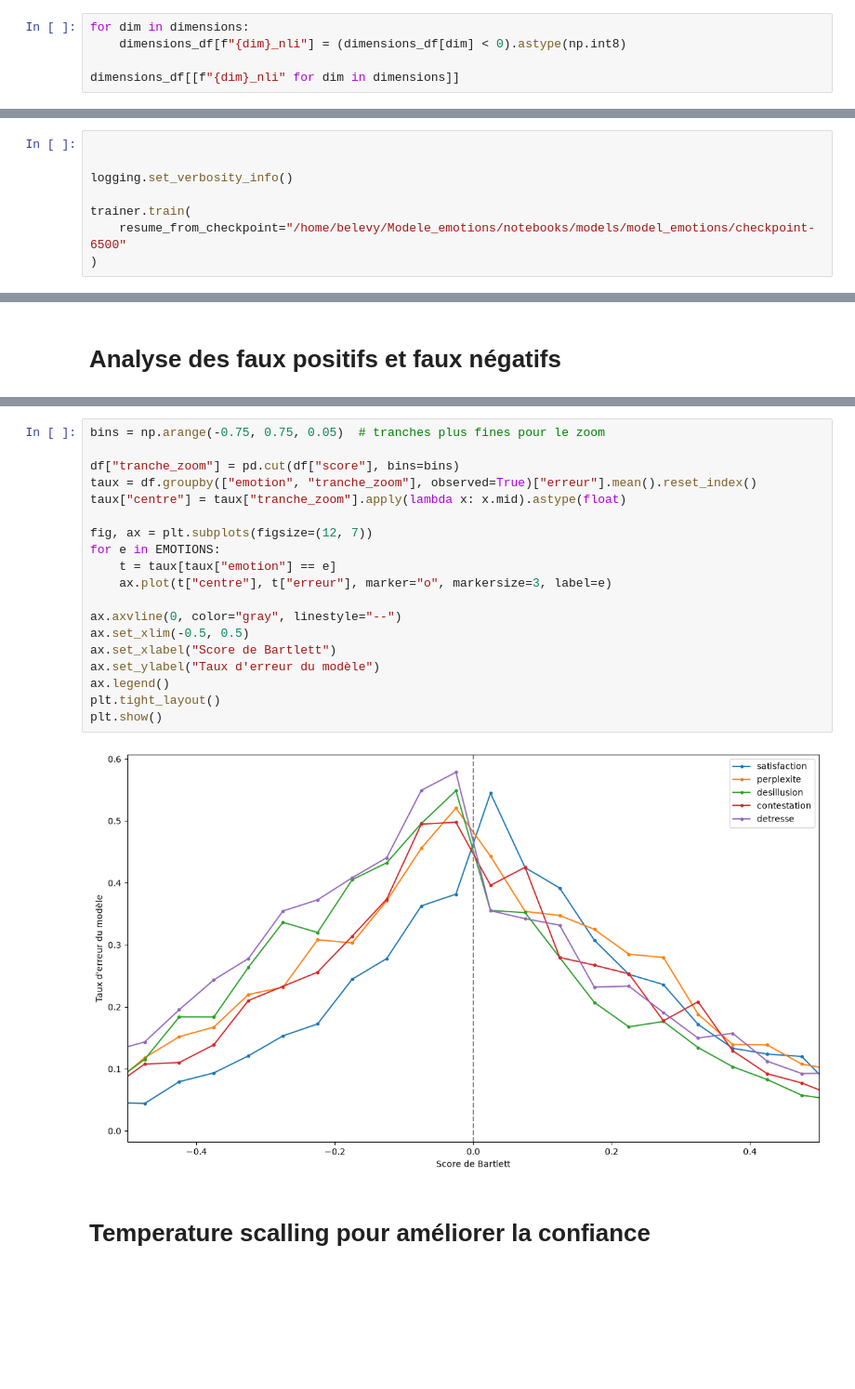
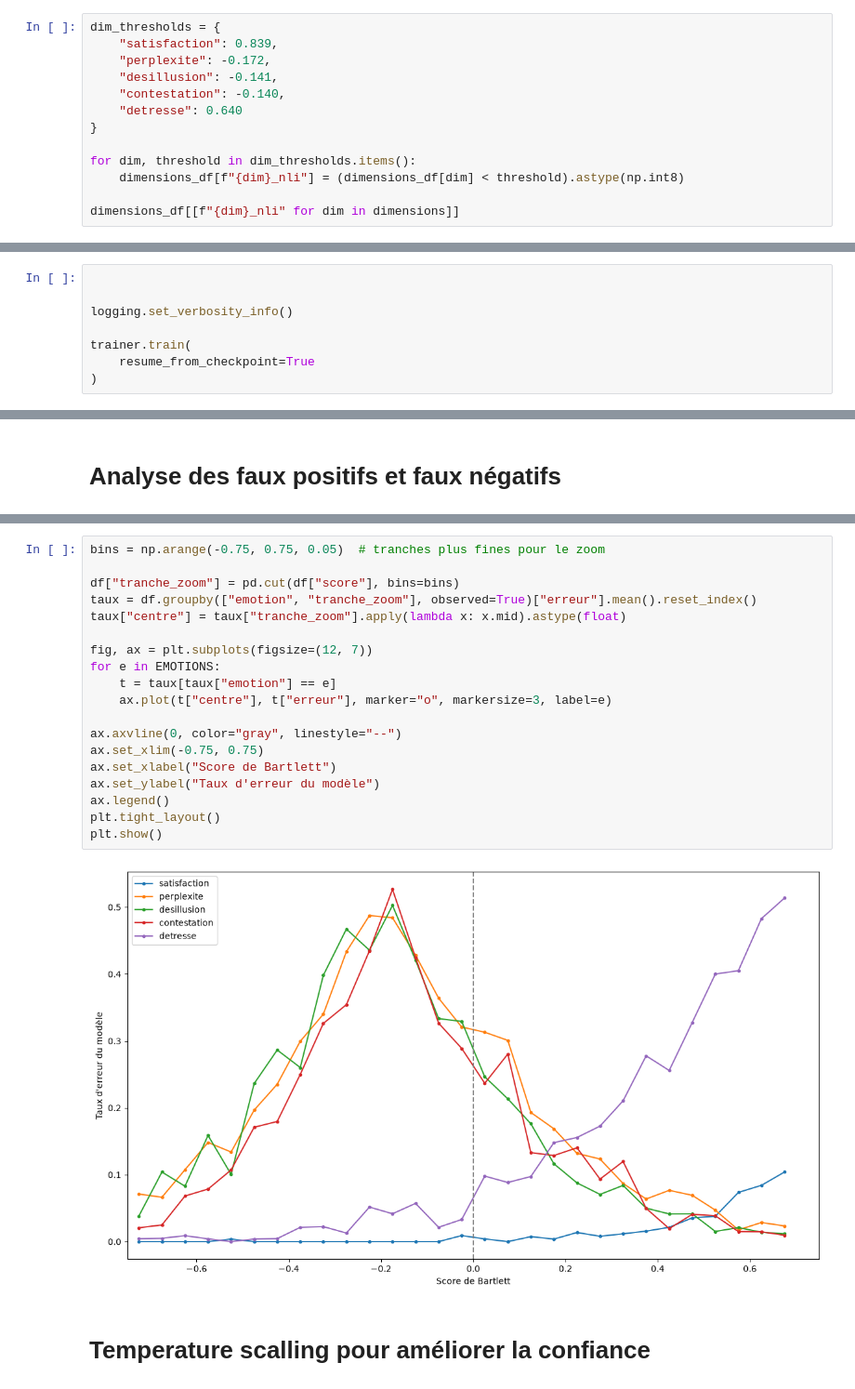
Before and after one commit to benji-64/Model_emotions, a Jupyter notebook: notebooks/model_trainer.ipynb, the cells around one changed output, grey strips where cells are left out. Shown at 93% size. Cells and saved outputs as stored; diff of their text form; blank space fills up the shorter version.

Commit message:
Re-run training with LLM-trained thresholds

```diff
--- a/notebooks/model_trainer.ipynb
+++ b/notebooks/model_trainer.ipynb
@@ -85,8 +85,16 @@ for dim in dimensions:
 [figure]
 [figure]
 # %%
-for dim in dimensions:
-    dimensions_df[f"{dim}_nli"] = (dimensions_df[dim] < 0).astype(np.int8)
+dim_thresholds = {
+    "satisfaction": 0.839,
+    "perplexite": -0.172,
+    "desillusion": -0.141,
+    "contestation": -0.140,
+    "detresse": 0.640
+}
+
+for dim, threshold in dim_thresholds.items():
+    dimensions_df[f"{dim}_nli"] = (dimensions_df[dim] < threshold).astype(np.int8)
 
 dimensions_df[[f"{dim}_nli" for dim in dimensions]]
 # %% [output]
@@ -434,5 +309,5 @@ display(evals)
 logging.set_verbosity_info()
 
 trainer.train(
-    resume_from_checkpoint="/home/belevy/Modele_emotions/notebooks/models/model_emotions/checkpoint-6500"
+    resume_from_checkpoint=True
 )
@@ -723,24 +625,24 @@ plt.show()
 # %%
 bins = np.arange(-0.75, 0.75, 0.05)  # tranches plus fines pour le zoom
 
 df["tranche_zoom"] = pd.cut(df["score"], bins=bins)
 taux = df.groupby(["emotion", "tranche_zoom"], observed=True)["erreur"].mean().reset_index()
 taux["centre"] = taux["tranche_zoom"].apply(lambda x: x.mid).astype(float)
 
 fig, ax = plt.subplots(figsize=(12, 7))
 for e in EMOTIONS:
     t = taux[taux["emotion"] == e]
     ax.plot(t["centre"], t["erreur"], marker="o", markersize=3, label=e)
 
 ax.axvline(0, color="gray", linestyle="--")
-ax.set_xlim(-0.5, 0.5)
+ax.set_xlim(-0.75, 0.75)
 ax.set_xlabel("Score de Bartlett")
 ax.set_ylabel("Taux d'erreur du modèle")
 ax.legend()
 plt.tight_layout()
 plt.show()
 # %% [output]
-[figure, old version]
+[figure, new version]
 # %% [markdown]
 # Temperature scalling pour améliorer la confiance
 # %%
```
Also changed, not shown: parts of 20 cells of this notebook.
